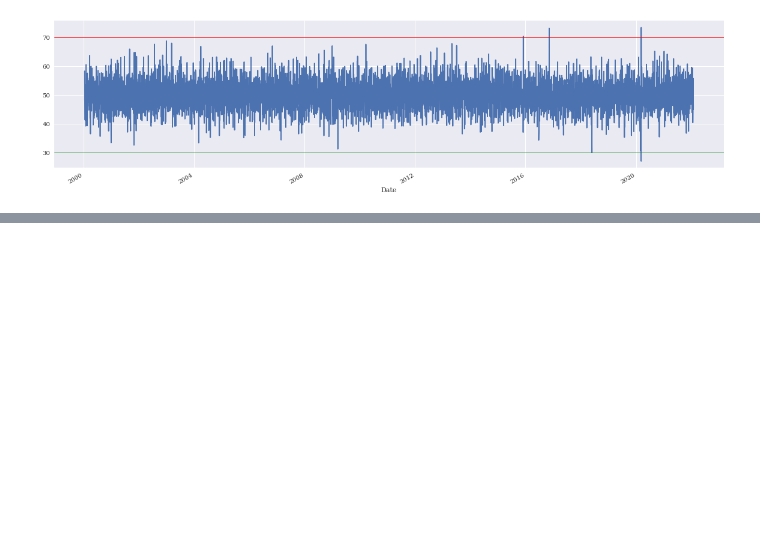
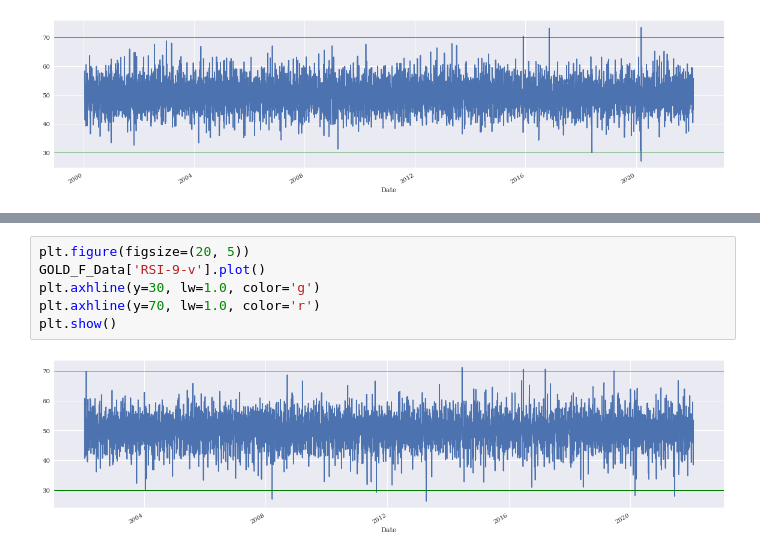
Before and after one commit to caiquemiranda/class, a Jupyter notebook: data-mining/jupter-projects/analises-01.ipynb, the cells around one changed output, grey strips where cells are left out. Drawn from its saved outputs; the diff is of its cells as text; blank space fills up the shorter version.

```diff
--- a/data-mining/jupter-projects/analises-01.ipynb
+++ b/data-mining/jupter-projects/analises-01.ipynb
@@ -104,0 +130,8 @@ plt.show()
+# %%
+plt.figure(figsize=(20, 5))
+GOLD_F_Data['RSI-9-v'].plot()
+plt.axhline(y=30, lw=1.0, color='g')
+plt.axhline(y=70, lw=1.0, color='r')
+plt.show()
+# %% [output]
+[figure, added]
```
Also changed, not shown: parts of 4 cells of this notebook.
